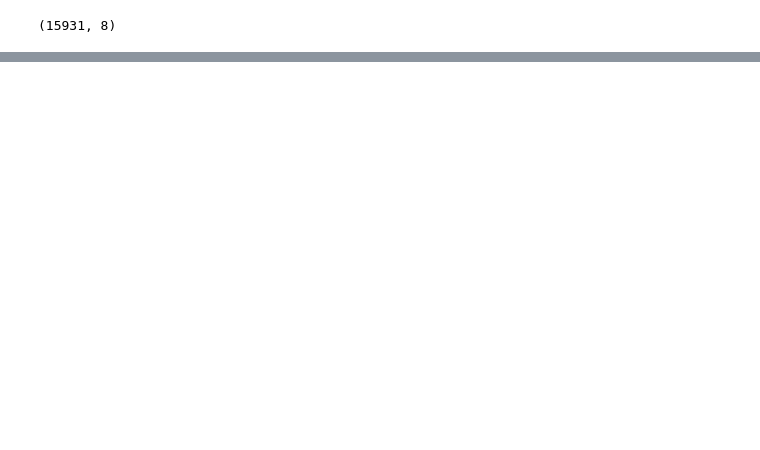
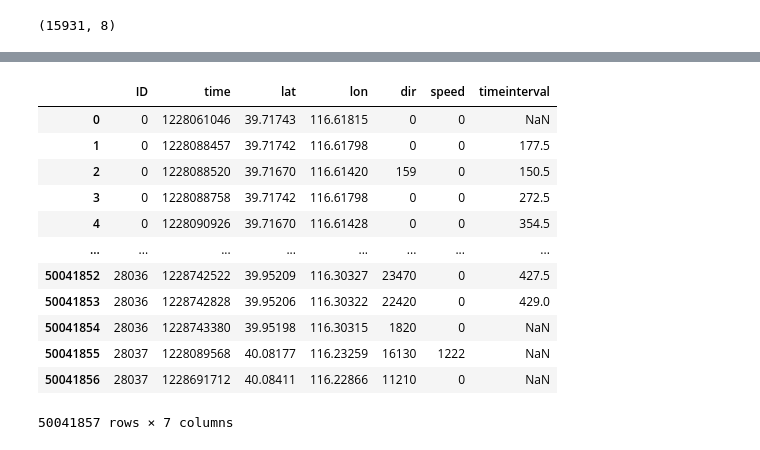
Before and after one commit to iwcyou/kharita, a Jupyter notebook: test.ipynb, the cells around one changed output, grey strips where cells are left out. Cells and saved outputs as stored; diff of their text form; code cells hidden in the pictures; blank space fills up the shorter version.

```diff
--- a/test.ipynb
+++ b/test.ipynb
@@ -38,8 +78,8 @@ if dataset_name == "bj":
     with open(fname, 'rb') as f:
         data = pickle.load(f)
     for row in data.values:
-        index, ID, time, lat, lon, dir, speed, timeinterval = row
-        print(index, ID, time, lat, lon, dir, speed, timeinterval)
+        traj, ID, time, lon, lat, dir, speed, timeinterval = row
+        print(traj, ID, time, lon, lat, dir, speed, timeinterval)
 # %% [output]
 0.0 0.0 1228282478.0 116.43191 39.89638 267.0 977.0 306.5
 1.0 1.0 1228298770.0 116.43486 39.89765 99.0 617.0 193.0
@@ -64,0 +152,4 @@ data.shape
+# %%
+with open("data/data_uic.csv", 'r') as f:
+    data = f.readline()
+data
@@ -64,0 +158,4 @@ data.shape
+# %%
+import pandas as pd
+data = pd.read_csv("data/data_uic.csv")
+data
@@ -64,0 +176,20 @@ data.shape
+# %%
+import pickle
+import pandas as pd
+with open('data/dataset_bj_time/GPS/beijing_gps_dir_speed_interval_sorted.pkl', 'rb') as f:
+    data = pickle.load(f)
+data
+# %% [output]
+|  | ID | time | lat | lon | dir | speed | timeinterval |
+| 0 | 0 | 1228061046 | 39.71743 | 116.61815 | 0 | 0 | NaN |
+| 1 | 0 | 1228088457 | 39.71742 | 116.61798 | 0 | 0 | 177.5 |
+| 2 | 0 | 1228088520 | 39.71670 | 116.61420 | 159 | 0 | 150.5 |
+| 3 | 0 | 1228088758 | 39.71742 | 116.61798 | 0 | 0 | 272.5 |
+| 4 | 0 | 1228090926 | 39.71670 | 116.61428 | 0 | 0 | 354.5 |
+| ... | ... | ... | ... | ... | ... | ... | ... |
+| 50041852 | 28036 | 1228742522 | 39.95209 | 116.30327 | 23470 | 0 | 427.5 |
+| 50041853 | 28036 | 1228742828 | 39.95206 | 116.30322 | 22420 | 0 | 429.0 |
+| 50041854 | 28036 | 1228743380 | 39.95198 | 116.30315 | 1820 | 0 | NaN |
+| 50041855 | 28037 | 1228089568 | 40.08177 | 116.23259 | 16130 | 1222 | NaN |
+| 50041856 | 28037 | 1228691712 | 40.08411 | 116.22866 | 11210 | 0 | NaN |
+50041857 rows × 7 columns
```
Also changed, not shown: parts of 11 cells of this notebook, 2 other files.
